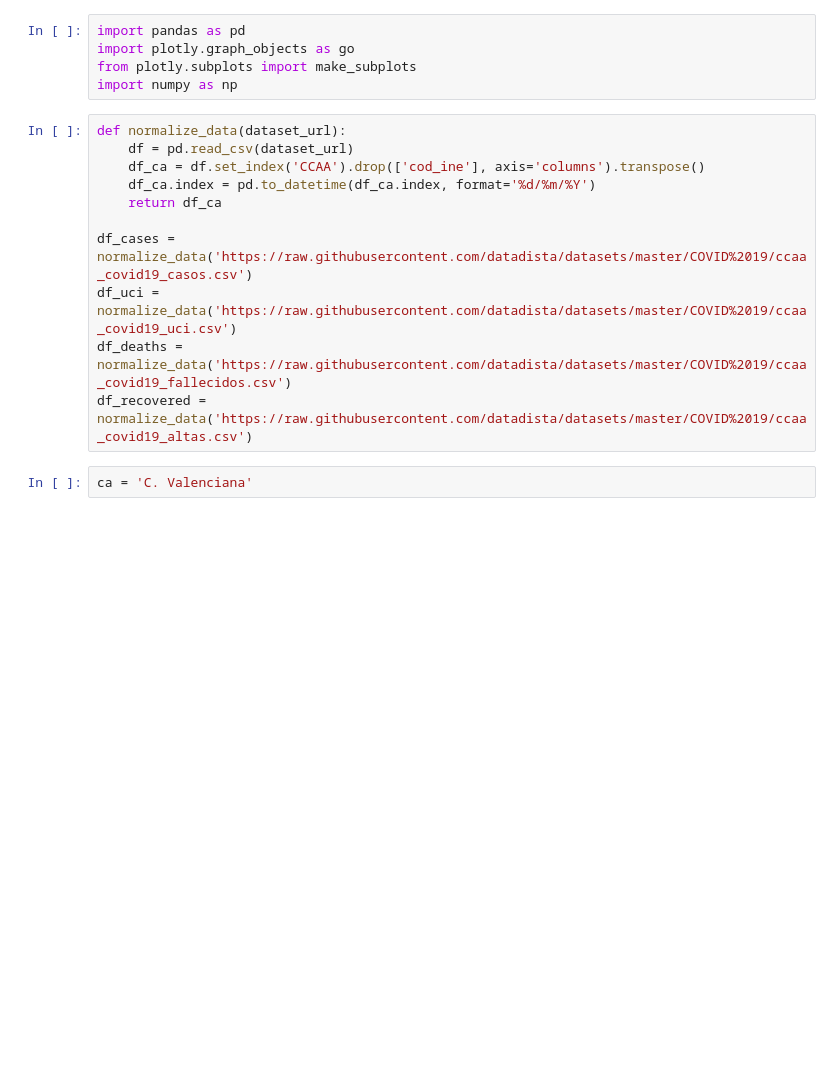
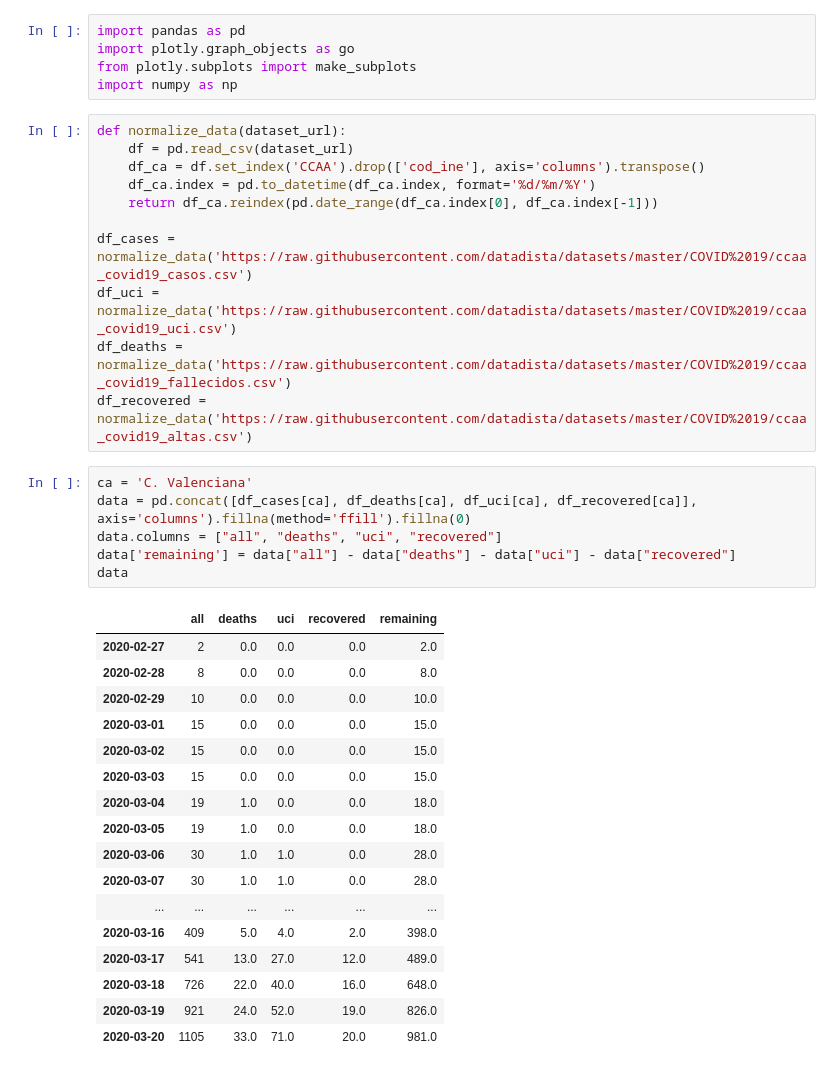
Before and after one commit to ddelizia/covid-19, a Jupyter notebook: covid_19_cv.ipynb, the cells around one changed output. Cells and saved outputs as stored; diff of their text form; blank space fills up the shorter version.

```diff
--- a/covid_19_cv.ipynb
+++ b/covid_19_cv.ipynb
@@ -20,14 +20,36 @@ def normalize_data(dataset_url):
     df = pd.read_csv(dataset_url)
     df_ca = df.set_index('CCAA').drop(['cod_ine'], axis='columns').transpose()
     df_ca.index = pd.to_datetime(df_ca.index, format='%d/%m/%Y')
-    return df_ca
+    return df_ca.reindex(pd.date_range(df_ca.index[0], df_ca.index[-1]))
 
 df_cases = normalize_data('https://raw.githubusercontent.com/datadista/datasets/master/COVID%2019/ccaa_covid19_casos.csv')
 df_uci = normalize_data('https://raw.githubusercontent.com/datadista/datasets/master/COVID%2019/ccaa_covid19_uci.csv')
 df_deaths = normalize_data('https://raw.githubusercontent.com/datadista/datasets/master/COVID%2019/ccaa_covid19_fallecidos.csv')
 df_recovered = normalize_data('https://raw.githubusercontent.com/datadista/datasets/master/COVID%2019/ccaa_covid19_altas.csv')
-# %%
-ca = 'C. Valenciana'
+# %%
+ca = 'C. Valenciana'
+data = pd.concat([df_cases[ca], df_deaths[ca], df_uci[ca], df_recovered[ca]], axis='columns').fillna(method='ffill').fillna(0)
+data.columns = ["all", "deaths", "uci", "recovered"]
+data['remaining'] = data["all"] - data["deaths"] - data["uci"] - data["recovered"]
+data
+# %% [output]
+|  | all | deaths | uci | recovered | remaining |
+| 2020-02-27 | 2 | 0.0 | 0.0 | 0.0 | 2.0 |
+| 2020-02-28 | 8 | 0.0 | 0.0 | 0.0 | 8.0 |
+| 2020-02-29 | 10 | 0.0 | 0.0 | 0.0 | 10.0 |
+| 2020-03-01 | 15 | 0.0 | 0.0 | 0.0 | 15.0 |
+| 2020-03-02 | 15 | 0.0 | 0.0 | 0.0 | 15.0 |
+| 2020-03-03 | 15 | 0.0 | 0.0 | 0.0 | 15.0 |
+| 2020-03-04 | 19 | 1.0 | 0.0 | 0.0 | 18.0 |
+| 2020-03-05 | 19 | 1.0 | 0.0 | 0.0 | 18.0 |
+| 2020-03-06 | 30 | 1.0 | 1.0 | 0.0 | 28.0 |
+| 2020-03-07 | 30 | 1.0 | 1.0 | 0.0 | 28.0 |
+| ... | ... | ... | ... | ... | ... |
+| 2020-03-16 | 409 | 5.0 | 4.0 | 2.0 | 398.0 |
+| 2020-03-17 | 541 | 13.0 | 27.0 | 12.0 | 489.0 |
+| 2020-03-18 | 726 | 22.0 | 40.0 | 16.0 | 648.0 |
+| 2020-03-19 | 921 | 24.0 | 52.0 | 19.0 | 826.0 |
+| 2020-03-20 | 1105 | 33.0 | 71.0 | 20.0 | 981.0 |
 # %%
 fig = make_subplots(rows=3, cols=3,
                     subplot_titles=(
```
Also changed, not shown: parts of 4 cells of this notebook.
